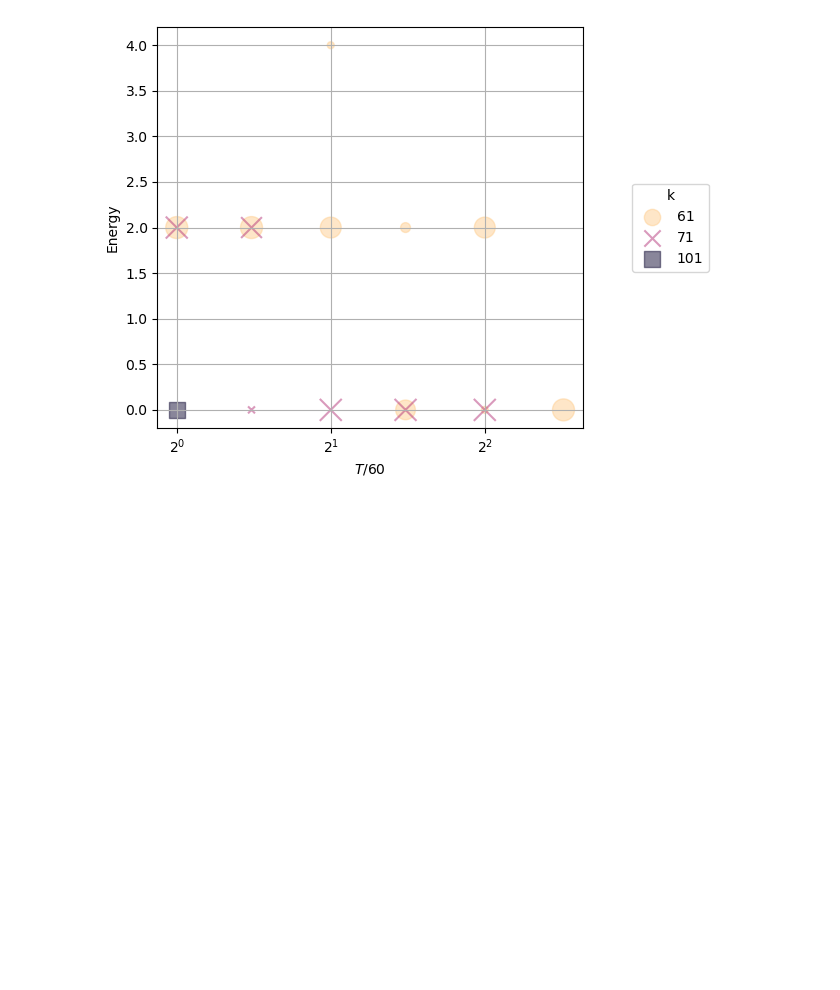
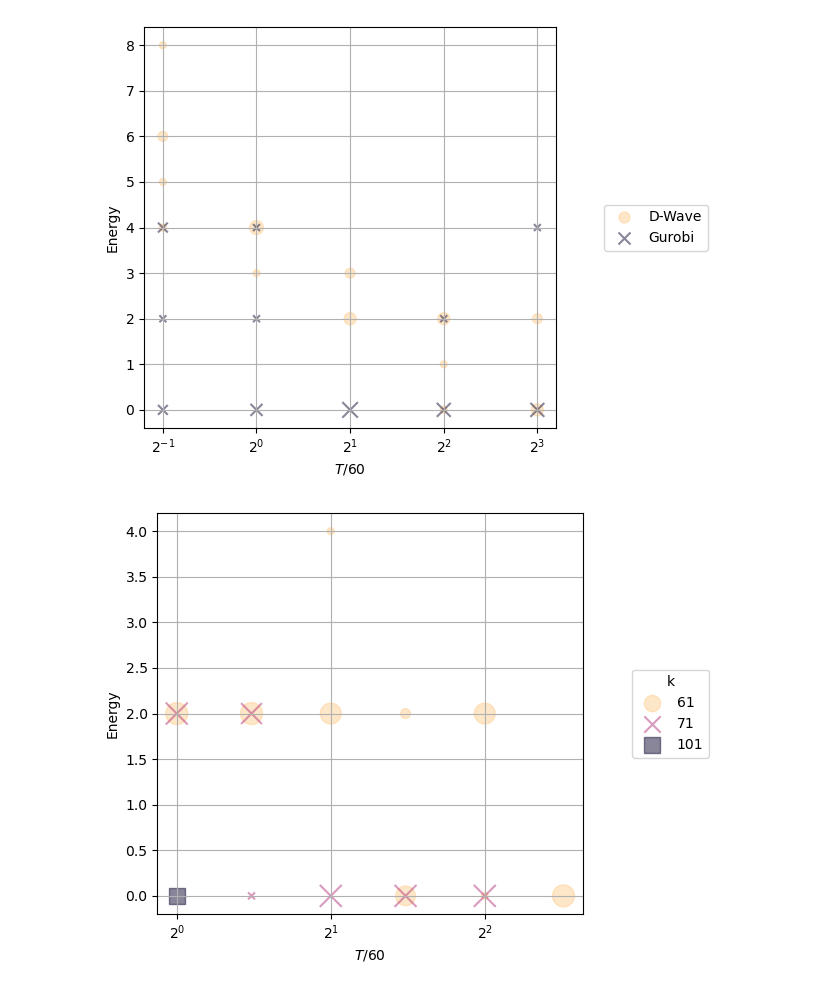
Before and after one commit to JoshCudby/quantum_pangenomics, a Jupyter notebook: edge_tangle/notebooks/edge_tangle_plotting.ipynb, the cells around one changed output. Drawn from its saved outputs; the diff is of its cells as text; code cells hidden in the pictures; blank space fills up the shorter version.

```diff
--- a/edge_tangle/notebooks/edge_tangle_plotting.ipynb
+++ b/edge_tangle/notebooks/edge_tangle_plotting.ipynb
@@ -78,6 +43,7 @@ mqlib_data_k71 = np.load('../../out/edge/data.mqlib.k71.npy')
 mqlib_data_k101 = np.load('../../out/edge/data.mqlib.k101.npy')
 
 gurobi_data_k101 = np.load('../../out/edge/data.gurobi.k101.npy')
+gurobi_data_k201 = np.load('../../out/edge/data.gurobi.k201.npy')
 # %%
 mqlib_data_k61 = np.array(sorted(mqlib_data_k61, key=lambda e: e[0]))
 np.save('../../out/edge/data.mqlib.k61', mqlib_data_k61)
@@ -170,5 +124,7 @@ compare_solvers(dwave_data_k101, gurobi_data_k101, mqlib_data_k101)
 # %%
-compare_solvers(dwave_data_k201)
+compare_solvers(dwave_data_k201, gurobi_data_k201)
+# %% [output]
+[figure, added]
 # %%
 compare_problem_sizes(
     (61, mqlib_data_k61),
```
Also changed, not shown: parts of 7 cells of this notebook, 1 other file.
